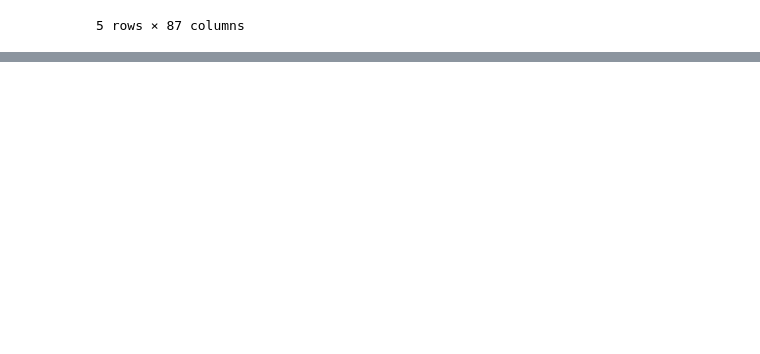
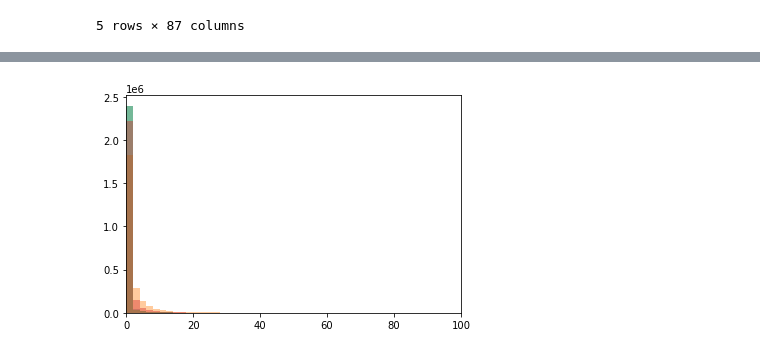
Before and after one commit to Chrisjb/kaggle-mlb, a Jupyter notebook: basic_model.ipynb, the cells around one changed output, grey strips where cells are left out. Cells and saved outputs as stored; diff of their text form; code cells hidden in the pictures; blank space fills up the shorter version.

```diff
--- a/basic_model.ipynb
+++ b/basic_model.ipynb
@@ -88,0 +77,19 @@ ypred = basic_bitch_model.predict(dtrain)
+# %%
+# Import the libraries
+import matplotlib.pyplot as plt
+import seaborn as sns
+
+targets = ['target1','target2','target3','target4']
+
+# Make the histogram using a list of lists
+# Normalize the flights and assign colors and names
+#plt.hist(train_nextDayPlayerEngagement[targets])
+
+fig, ax = plt.subplots()
+for tt in targets:
+    sns.distplot(train_nextDayPlayerEngagement[[tt]], ax=ax, kde=False)
+ax.set_xlim([0, 100])
+
+plt.show()
+# %% [output]
+[figure, added]
```
Also changed, not shown: parts of 25 cells of this notebook.
